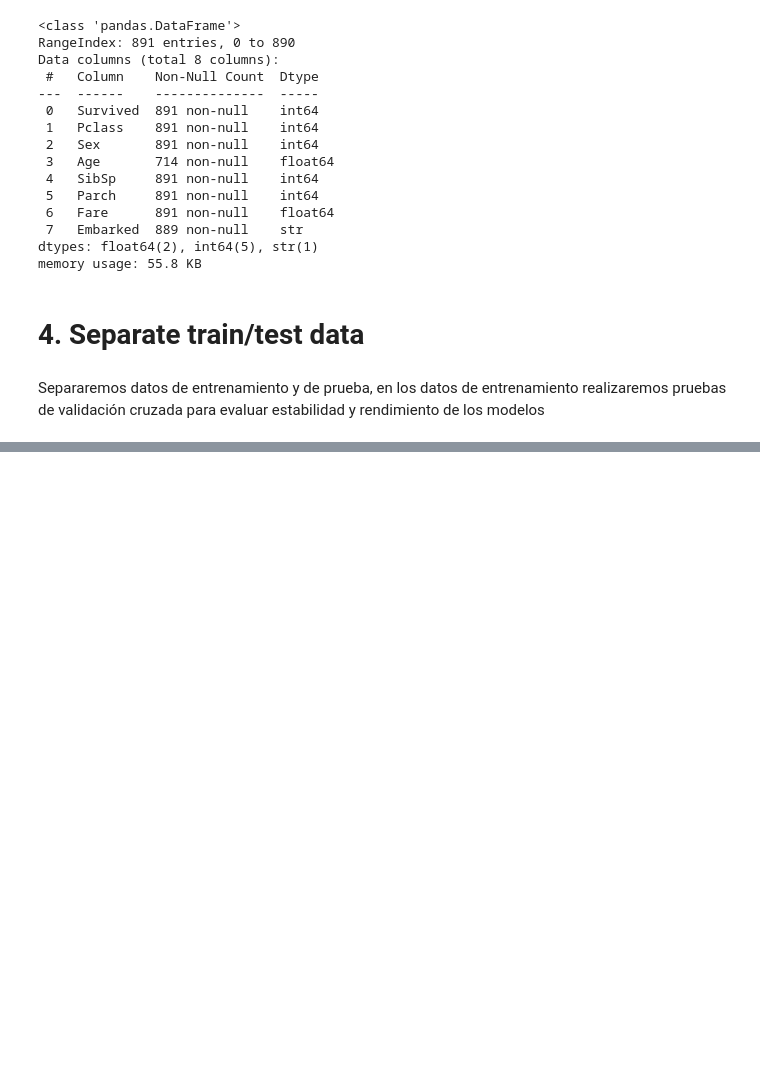
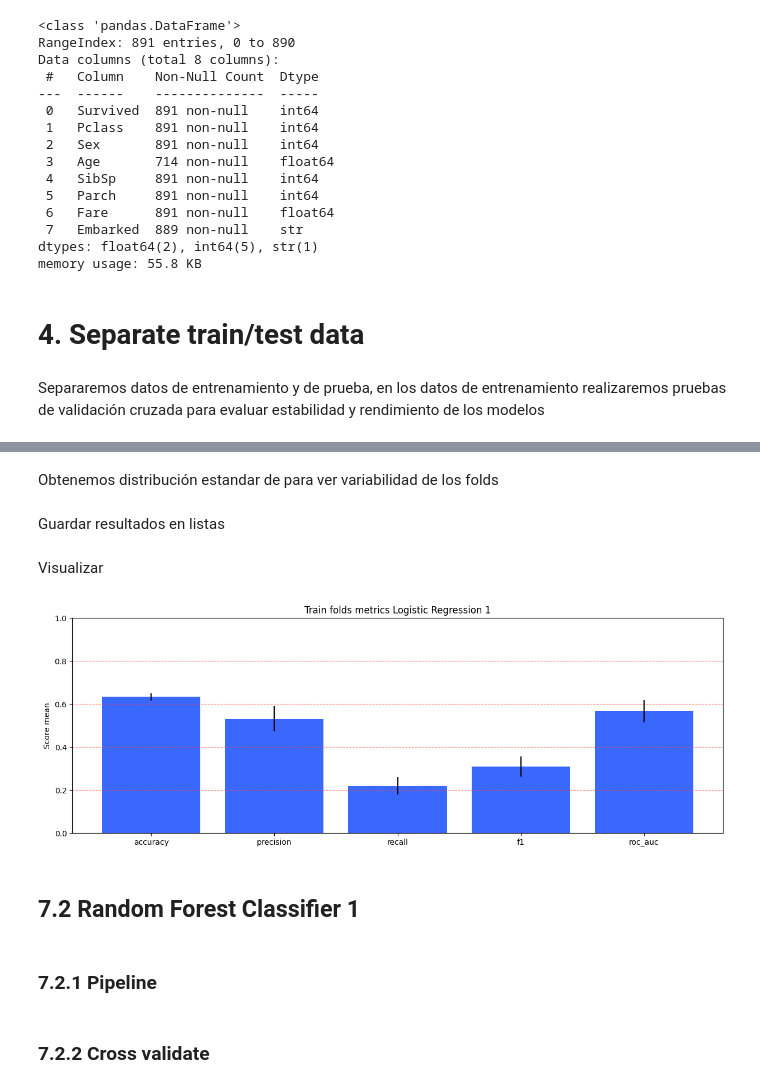
Before and after one commit to charligram/2_titanic, a Jupyter notebook: notebooks/03_modeling.ipynb, the cells around one changed output, grey strips where cells are left out. Cells and saved outputs as stored; diff of their text form; code cells hidden in the pictures; blank space fills up the shorter version.

Commit message:
feat: base models

```diff
--- a/notebooks/03_modeling.ipynb
+++ b/notebooks/03_modeling.ipynb
@@ -51,0 +108,4 @@ X_train, X_test, y_train, y_test = train_test_split(X, y, test_size=0.2, random_
+# %%
+SURVIVED_COLORS = ["#ff4343", "#3a68fd"]
+# %%
+METRICS = ['accuracy', 'precision', 'recall', 'f1', 'roc_auc']      # Métricas que queremos evaluar
@@ -51,0 +156,2 @@ X_train, X_test, y_train, y_test = train_test_split(X, y, test_size=0.2, random_
+# %% [markdown]
+Obtenemos distribución estandar de para ver variabilidad de los folds
@@ -51,0 +164,51 @@ X_train, X_test, y_train, y_test = train_test_split(X, y, test_size=0.2, random_
+# %% [markdown]
+Guardar resultados en listas
+# %%
+means_logistic_1_folds = [
+    mean_accuracy_logistic_1_folds,
+    mean_precision_logistic_1_folds,
+    mean_recall_logistic_1_folds,
+    mean_f1_logistic_1_folds,
+    mean_roc_auc_logistic_1_folds
+]
+
+stds_logistic_1_folds = [
+    std_accuracy_logistic_1_folds,
+    std_precision_logistic_1_folds,
+    std_recall_logistic_1_folds,
+    std_f1_logistic_1_folds,
+    std_roc_auc_logistic_1_folds
+]
+# %% [markdown]
+Visualizar
+# %%
+x_positions_to_bar_plot = np.arange(len(METRICS))
+
+fig, ax = plt.subplots(figsize=(15, 5))
+
+ax.bar(
+    x_positions_to_bar_plot,            # Poner de partida 5 barras
+    means_logistic_1_folds,             # La altura de cada barra está dada por el valor de cada métrica
+    yerr=stds_logistic_1_folds,         # Mostrar lo que puede variar cada barra
+    color=SURVIVED_COLORS[1]
+)
+
+ax.grid(axis='y', color=SURVIVED_COLORS[0], linestyle='--', alpha=0.7)
+
+ax.set_xticks(x_positions_to_bar_plot)
+ax.set_xticklabels(METRICS)
+
+ax.set_ylim([0, 1])
+
+ax.set_ylabel('Score mean')
+
+ax.set_title('Train folds metrics Logistic Regression 1')
+
+plt.savefig(MODEL_FIGURES_PATH / '01_train_metrics_logistic_regression_1.png', bbox_inches='tight')
+plt.show()
+# %% [output]
+[figure, added]
+# %% [markdown]
+## 7.2 Random Forest Classifier 1
+# %% [markdown]
+### 7.2.1 Pipeline
@@ -51,0 +221,2 @@ X_train, X_test, y_train, y_test = train_test_split(X, y, test_size=0.2, random_
+# %% [markdown]
+### 7.2.2 Cross validate
```
Also changed, not shown: parts of 64 cells of this notebook, 4 other files.
